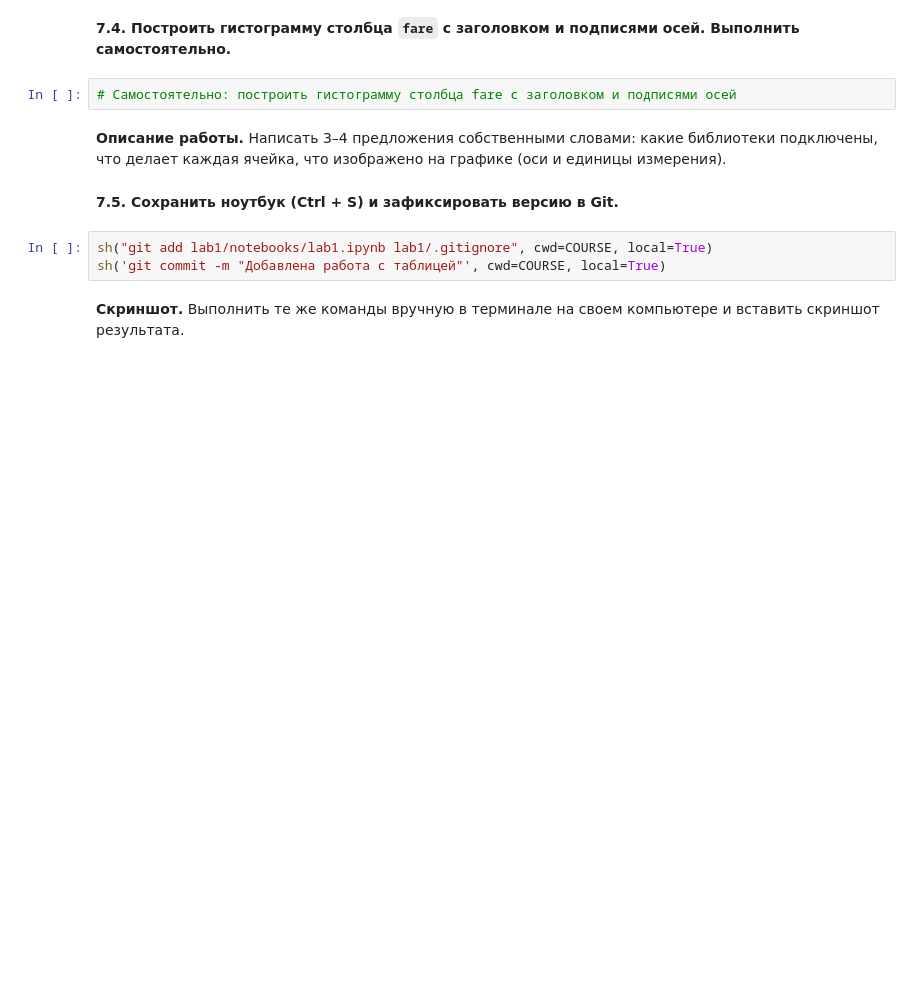
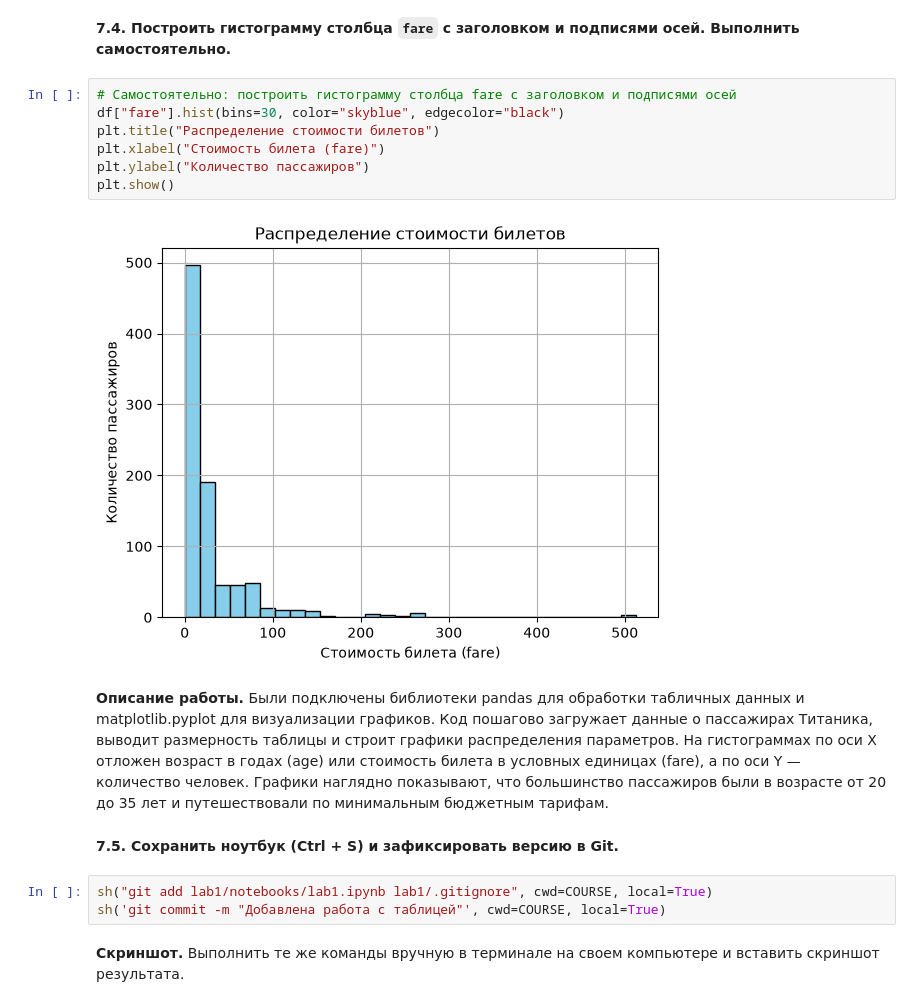
Before and after one commit to tanklok/ai_discipline, a Jupyter notebook: lab1/notebooks/lab1.ipynb, the cells around one changed output. Cells and saved outputs as stored; diff of their text form; blank space fills up the shorter version.

```diff
--- a/lab1/notebooks/lab1.ipynb
+++ b/lab1/notebooks/lab1.ipynb
@@ -637,8 +761,15 @@ print()
 **7.4. Построить гистограмму столбца `fare` с заголовком и подписями осей. Выполнить самостоятельно.**
 # %%
 # Самостоятельно: построить гистограмму столбца fare с заголовком и подписями осей
+df["fare"].hist(bins=30, color="skyblue", edgecolor="black")
+plt.title("Распределение стоимости билетов")
+plt.xlabel("Стоимость билета (fare)")
+plt.ylabel("Количество пассажиров")
+plt.show()
+# %% [output]
+[figure, added]
 # %% [markdown]
-**Описание работы.** Написать 3–4 предложения собственными словами: какие библиотеки подключены, что делает каждая ячейка, что изображено на графике (оси и единицы измерения).
+**Описание работы.** Были подключены библиотеки pandas для обработки табличных данных и matplotlib.pyplot для визуализации графиков. Код пошагово загружает данные о пассажирах Титаника, выводит размерность таблицы и строит графики распределения параметров. На гистограммах по оси X отложен возраст в годах (age) или стоимость билета в условных единицах (fare), а по оси Y — количество человек. Графики наглядно показывают, что большинство пассажиров были в возрасте от 20 до 35 лет и путешествовали по минимальным бюджетным тарифам.
 # %% [markdown]
 **7.5. Сохранить ноутбук (Ctrl + S) и зафиксировать версию в Git.**
 # %%
```
Also changed, not shown: parts of 30 cells of this notebook, 1 other file.
